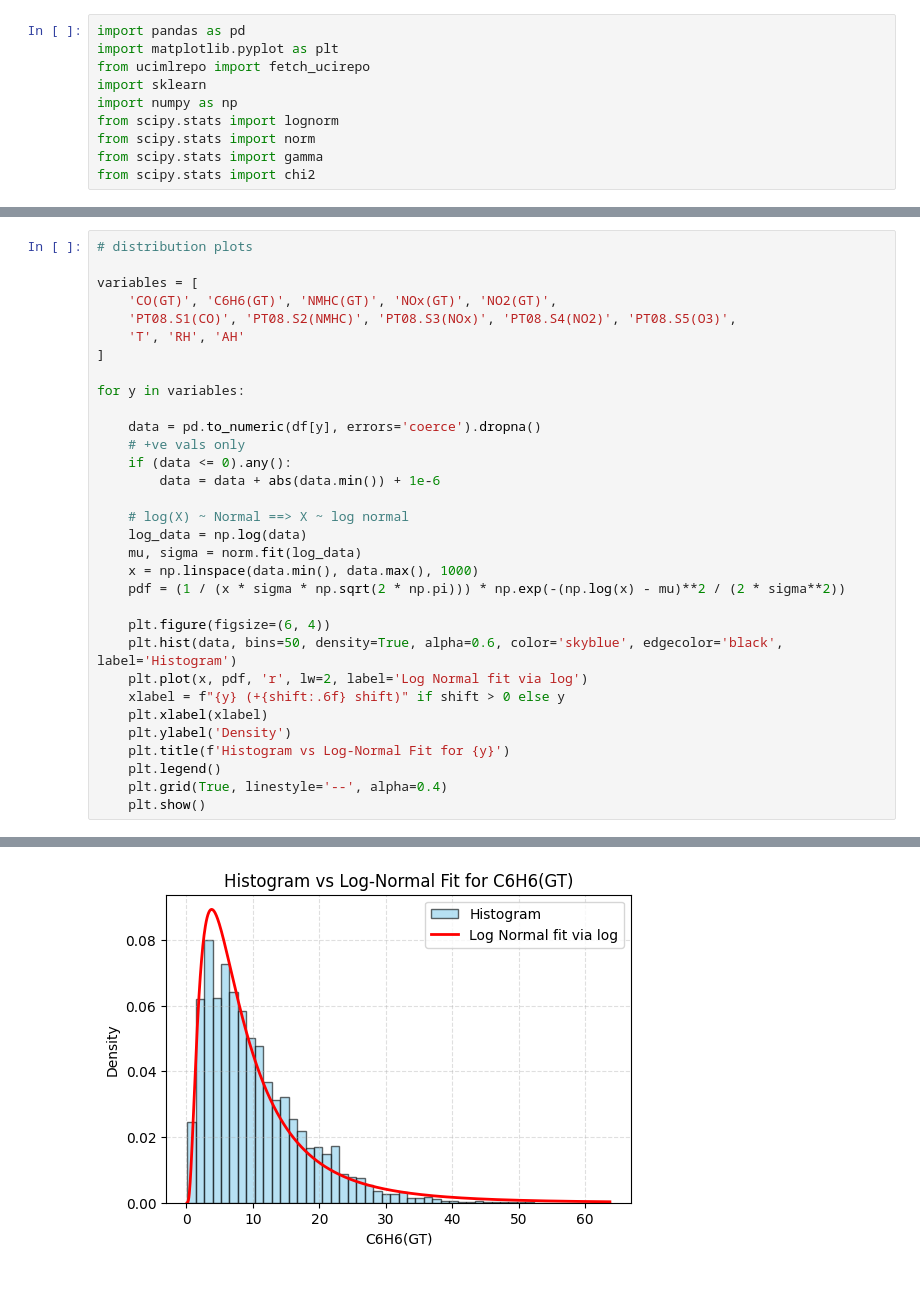
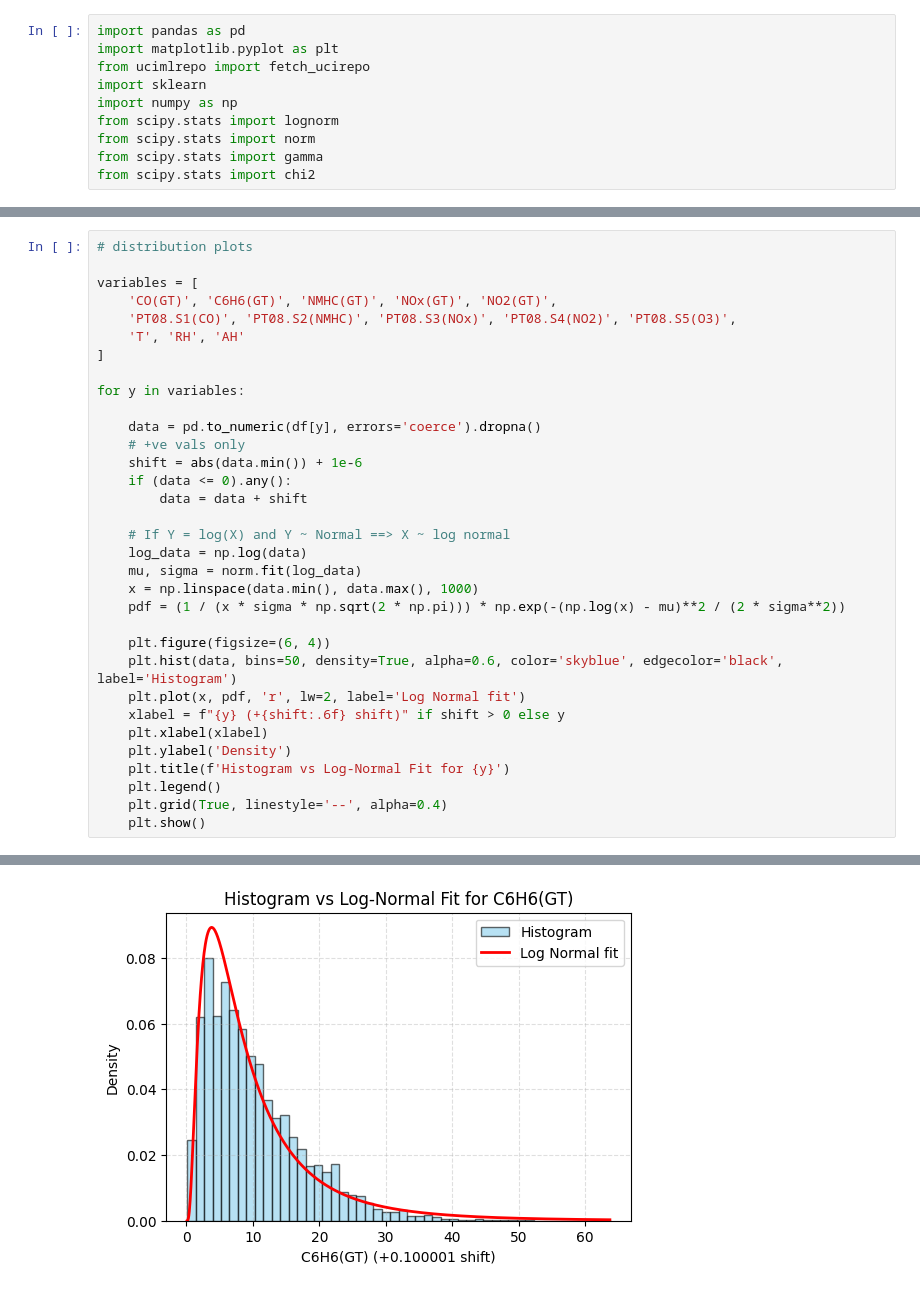
Before and after one commit to romansinkus/forecasting_air_pollution, a Jupyter notebook: eda.ipynb, the cells around one changed output, grey strips where cells are left out. Drawn from its saved outputs; the diff is of its cells as text.

```diff
--- a/eda.ipynb
+++ b/eda.ipynb
@@ -121,10 +140,11 @@ for y in variables:
 
     data = pd.to_numeric(df[y], errors='coerce').dropna()
     # +ve vals only
+    shift = abs(data.min()) + 1e-6
     if (data <= 0).any():
-        data = data + abs(data.min()) + 1e-6
+        data = data + shift
 
-    # log(X) ~ Normal ==> X ~ log normal
+    # If Y = log(X) and Y ~ Normal ==> X ~ log normal
     log_data = np.log(data)
     mu, sigma = norm.fit(log_data)
     x = np.linspace(data.min(), data.max(), 1000)
@@ -132,7 +152,7 @@ for y in variables:
 
     plt.figure(figsize=(6, 4))
     plt.hist(data, bins=50, density=True, alpha=0.6, color='skyblue', edgecolor='black', label='Histogram')
-    plt.plot(x, pdf, 'r', lw=2, label='Log Normal fit via log')
+    plt.plot(x, pdf, 'r', lw=2, label='Log Normal fit')
     xlabel = f"{y} (+{shift:.6f} shift)" if shift > 0 else y
     plt.xlabel(xlabel)
     plt.ylabel('Density')
@@ -145 +165 @@ for y in variables:
-[figure, old version]
+[figure, new version]
```
Also changed, not shown: parts of 4 cells of this notebook.
